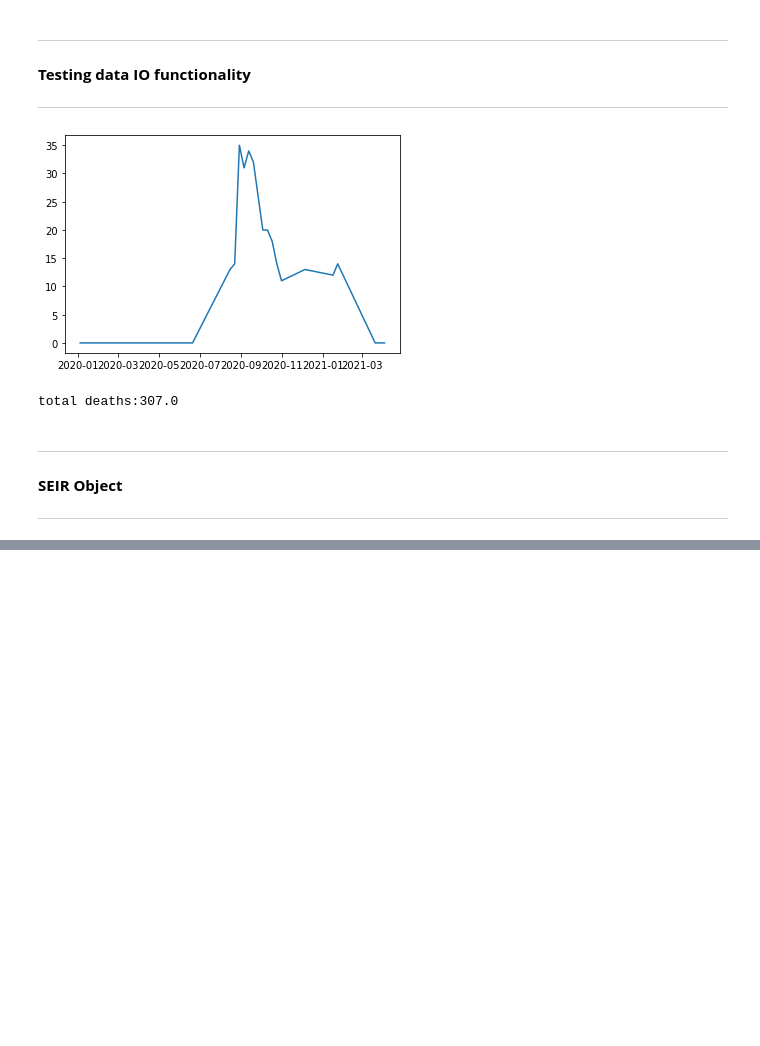
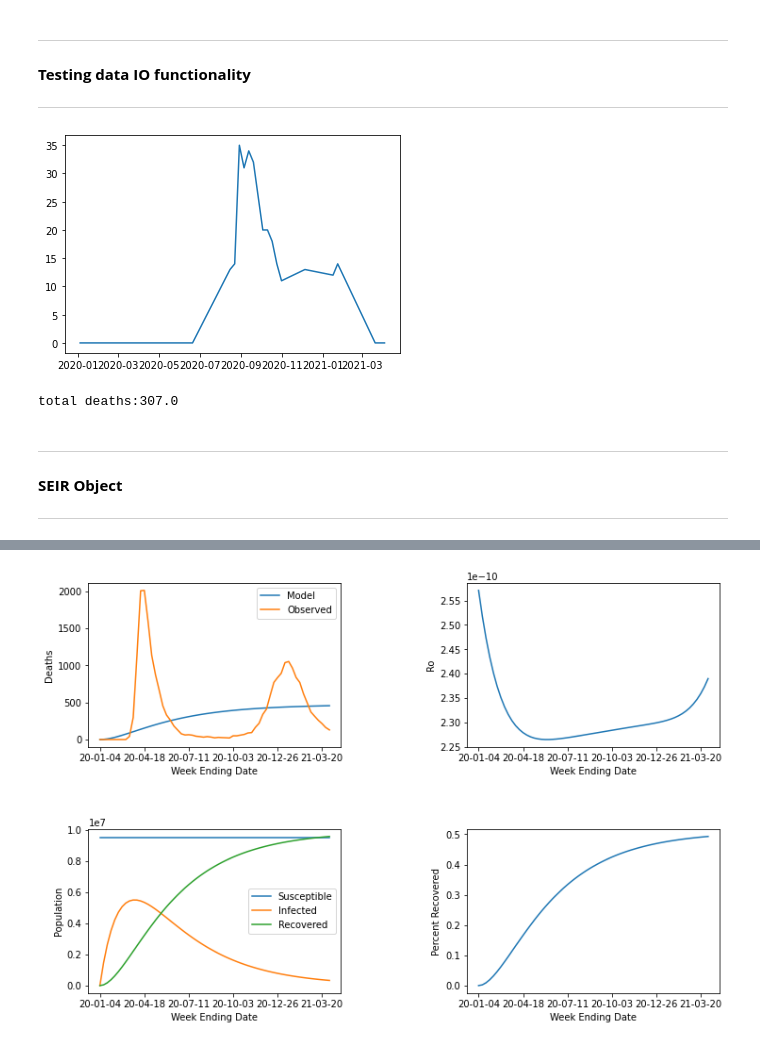
Before and after one commit to DaithiMartin/Simulation_Modeling_CSCI-577, a Jupyter notebook: Project_10_Disease_Dynamics/Synthesis I - SEIR Model.ipynb, the cells around one changed output, grey strips where cells are left out. Cells and saved outputs as stored; diff of their text form; code cells hidden in the pictures; blank space fills up the shorter version.

Commit message:
Cant figure out SEIRD

```diff
--- a/Project_10_Disease_Dynamics/Synthesis I - SEIR Model.ipynb
+++ b/Project_10_Disease_Dynamics/Synthesis I - SEIR Model.ipynb
@@ -193,26 +194,27 @@ total deaths:307.0
 
 ---
 # %%
+from scipy.optimize import minimize
 import scipy.integrate as ODE
 import pandas as pd
 import numpy as np
 
 class SEIR_ODE:
     def __init__(self, state):
-        self.beta = 0.01   # infectiousness of infected person, overridden in function calls
+        self.beta = 0.8   # infectiousness of infected person, overridden in function calls
         self.q = 0.5        # infectiousness of exposed person
         self.delta = 6      # time of exposure to infection
-        self.gama = 10      # recovery rate
+        self.gama = 16      # recovery rate
         self.omega = 0.01   # death rate, overridden in function calls
-        self.N = 1e6        # number of people
+        self.N = None     # set in set_location()
+        self.init_infect = 0.001
 
-        self.initial_pops = np.array((self.N, 0, 0.01 * self.N, 0, 0))
-
-        self.beta_func = np.polynomial.polynomial.Polynomial(np.array((0.5,0,0,0,0,0)))    # function to predict beta
-        self.params = np.append(self.beta_func.coef, 0.01)
+        self.beta_func = None   # set when state is chosen
+        self.params = None      # set when state is chosen
 
         self.data_file = "Provisional_COVID-19_Death_Counts_by_Week_Ending_Date_and_State.csv"
         self.data = self.read_data()
+        self.population_data = pd.read_csv("Population.csv")[["Area", "2019"]]
         self.state_data = self.set_location(state)
 
         # model outputs
@@ -243,12 +245,12 @@ class SEIR_ODE:
         This function returns the time deriviative of the state, dydt, and uses a dictionary
         of parameters p.
         """
-        S, E, I, R, D = y[:5]
-        beta_idx = int(np.floor(t))
-        d_S = -self.beta[beta_idx] * S * (I + self.q * E) / self.N
-        d_E =  self.beta[beta_idx] * S * (I + self.q * E) / self.N - E / self.delta
+        S, E, I, R, D = y
+        beta = self.beta_func(t)
+        d_S = -beta * S * (I + self.q * E) / self.N
+        d_E = beta * S * (I + self.q * E) / self.N - E / self.delta
         d_I = E / self.delta - I / self.gama
-        d_R = I / self.gama
+        d_R = I / self.gama * (1 - self.omega)
         d_D = I / self.gama * self.omega
 
         return np.array((d_S, d_E, d_I, d_R, d_D))
@@ -262,6 +264,17 @@ class SEIR_ODE:
     def set_location(self, state):
         filtered_state_data = self.data.where(self.data["State"] == state).dropna()
 
+        x = np.arange(len(filtered_state_data["COVID-19 Deaths"].values))
+        y = np.full(x.shape, self.beta)
+        self.beta_func = np.polynomial.polynomial.Polynomial.fit(x, y, deg=6, domain=[0, len(x)])
+
+        self.params = self.beta_func.coef.copy()
+        self.params = np.append(self.beta_func.coef, self.omega)
+        self.params = np.append(self.params, self.init_infect)
+
+        row = self.population_data.loc[self.population_data["Area"] == f".{state}"]
+        self.N = int(row["2019"].values[0].replace(",", ""))
+
         return filtered_state_data
 
     def ODE_forward(self):
@@ -271,10 +284,10 @@ class SEIR_ODE:
         eval_points = np.arange(time_final)
 
         # initialize the populations
-        ode_state = self.initial_pops.copy()
+        ode_state = np.array((self.N - (self.init_infect * self.N), self.init_infect * self.N, 0, 0, 0))
 
         # run the ode solver
-        model_pred = ODE.solve_ivp(self.SEIR, (0, time_final), ode_state, t_eval=eval_points, first_step=0.5)
+        model_pred = ODE.solve_ivp(self.SEIR, (0, time_final), ode_state, t_eval=eval_points)
 
         return model_pred
 
@@ -285,7 +298,7 @@ class SEIR_ODE:
         1. accept a set of parameters for the polynomial coefficients and the death rate
         2. run the SEIR model using the ODE solver, solve_ivp
         3. return an Sum Square Error by comparing model result to data.
-        :param params: 6 params for polynomial and 1 for death rate
+        :param params: 7 params for polynomial and 1 for death rate 1 for initial exposed population percentage
         :return:
         """
         # get number of time points
@@ -293,17 +306,29 @@ class SEIR_ODE:
         eval_points = np.arange(time_final + 1)
 
         # unpack parameters, set beta and omega class members
-        self.beta_func.coef = params[:6]
+        self.beta_func.coef = params[:7].copy()
         self.beta = self.beta_func(eval_points)
-        self.omega = params[6]
+        self.omega = params[7]
+        self.init_infect = params[8]
+
+        if np.any(self.beta <= 0):
+            return 1e26
+        if self.omega < 0 or self.omega > 1:
+            return 1e26
 
         self.ODE_output = self.ODE_forward()
         self.model_deaths = self.ODE_output.y[4,:]
+
         self.observed_deaths = self.state_data['COVID-19 Deaths'].values
 
-        SSE = np.sum((self.model_deaths - self.observed_deaths) ** 2)
+        SSE = np.sum(np.square(self.observed_deaths - self.model_deaths))
+        return SSE
 
-        return SSE
+        # if self.observed_deaths.size == self.model_deaths.size:
+        #     SSE = np.sum(np.square(self.observed_deaths - self.model_deaths))
+        #     return SSE
+        # else:
+        #     return 1e26
 
 
     def plot_results(self):
@@ -325,32 +350,44 @@ class SEIR_ODE:
 
 
         axs[0][0].set(xlabel="Week Ending Date", ylabel="Deaths")
-        axs[0][0].plot(x, self.model_deaths, label="Model")
+        axs[0][0].plot(x, self.ODE_output.y[4, :], label="Model")
         axs[0][0].plot(x, self.observed_deaths, label="Observed")
-        axs[0][0].set_xticks(x[::9])
+        axs[0][0].set_xticks(x[::12])
         axs[0][0].legend()
 
         axs[0][1].set(xlabel="Week Ending Date", ylabel="Ro")
-        axs[0][1].plot(x, self.beta_func(np.arange(len(x))) / self.gama)
-        axs[0][1].set_xticks(x[::9])
+        axs[0][1].plot(x, self.beta_func(np.arange(len(x))) * self.gama)
+        axs[0][1].set_xticks(x[::12])
 
         axs[1][0].set(xlabel="Week Ending Date", ylabel="Population")
         axs[1][0].plot(x, self.ODE_output.y[0, :], label="Susceptible")
         axs[1][0].plot(x, self.ODE_output.y[2, :], label="Infected")
         axs[1][0].plot(x, self.ODE_output.y[3, :], label="Recovered")
-        axs[1][0].set_xticks(x[::9])
+        axs[1][0].set_xticks(x[::12])
         axs[1][0].legend()
 
 
         axs[1][1].set(xlabel="Week Ending Date", ylabel="Percent Recovered")
         axs[1][1].plot(x, self.ODE_output.y[3, :]/self.N, label="Recovered")
-        axs[1][1].set_xticks(x[::9])
+        axs[1][1].set_xticks(x[::12])
 
         plt.show()
 
         return None
 
+    def optimize(self):
+        return minimize(self.get_SSE, self.params, method='Nelder-Mead', options={'disp': True, 'maxiter': 1e4})
+
 # # for debugging
 # ode_test = SEIR_ODE("Hawaii")
 # error = ode_test.get_SSE(ode_test.params)
 # ode_test.plot_results()
+
+SEIRD = SEIR_ODE("New York")
+# error = SEIRD.get_SSE(SEIRD.params)
+# SEIRD.plot_results()
+
+
+result = SEIRD.optimize()
+SEIRD.plot_results()
+# %% [output]
@@ -356,0 +398 @@ class SEIR_ODE:
+[figure, added]
```
Also changed, not shown: parts of 5 cells of this notebook, 3 other files.
